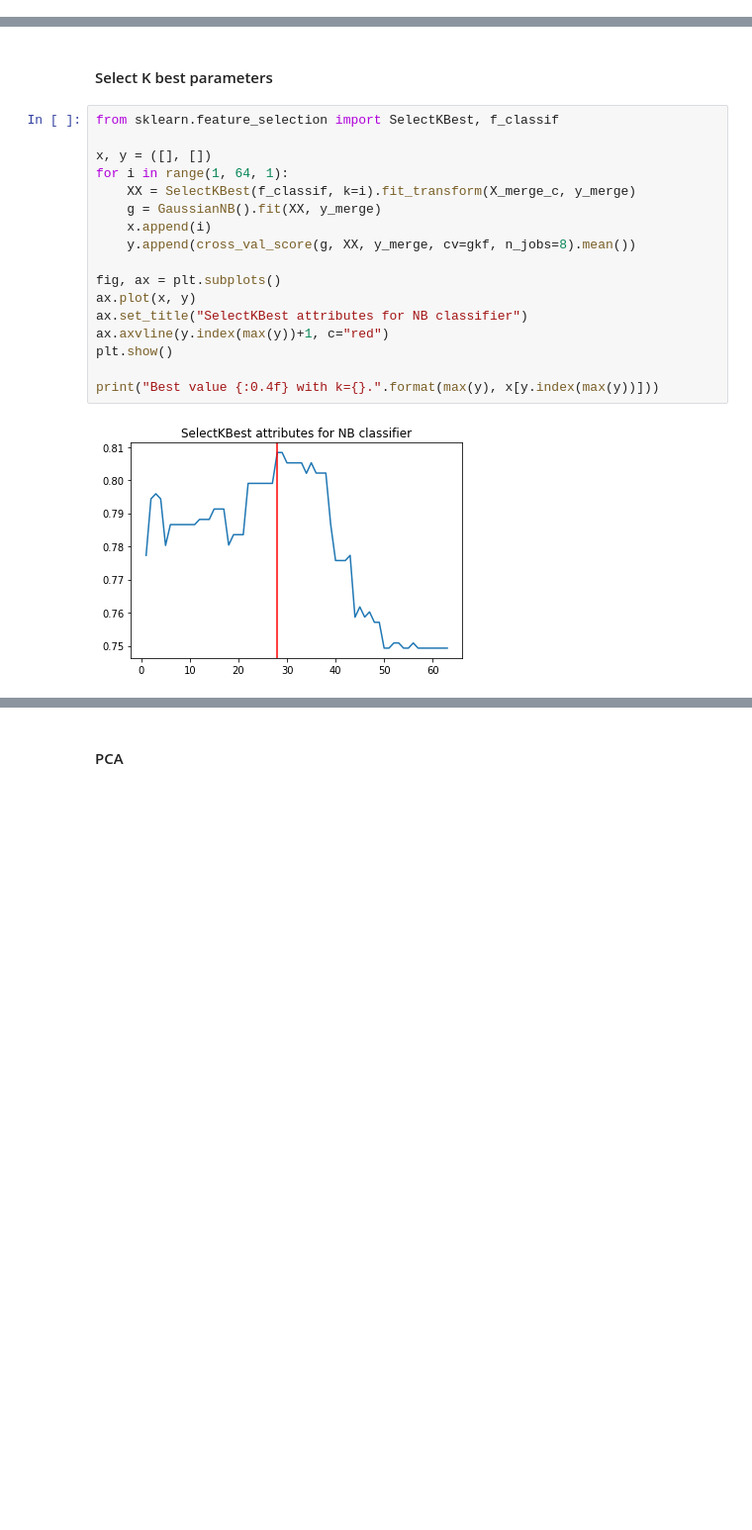
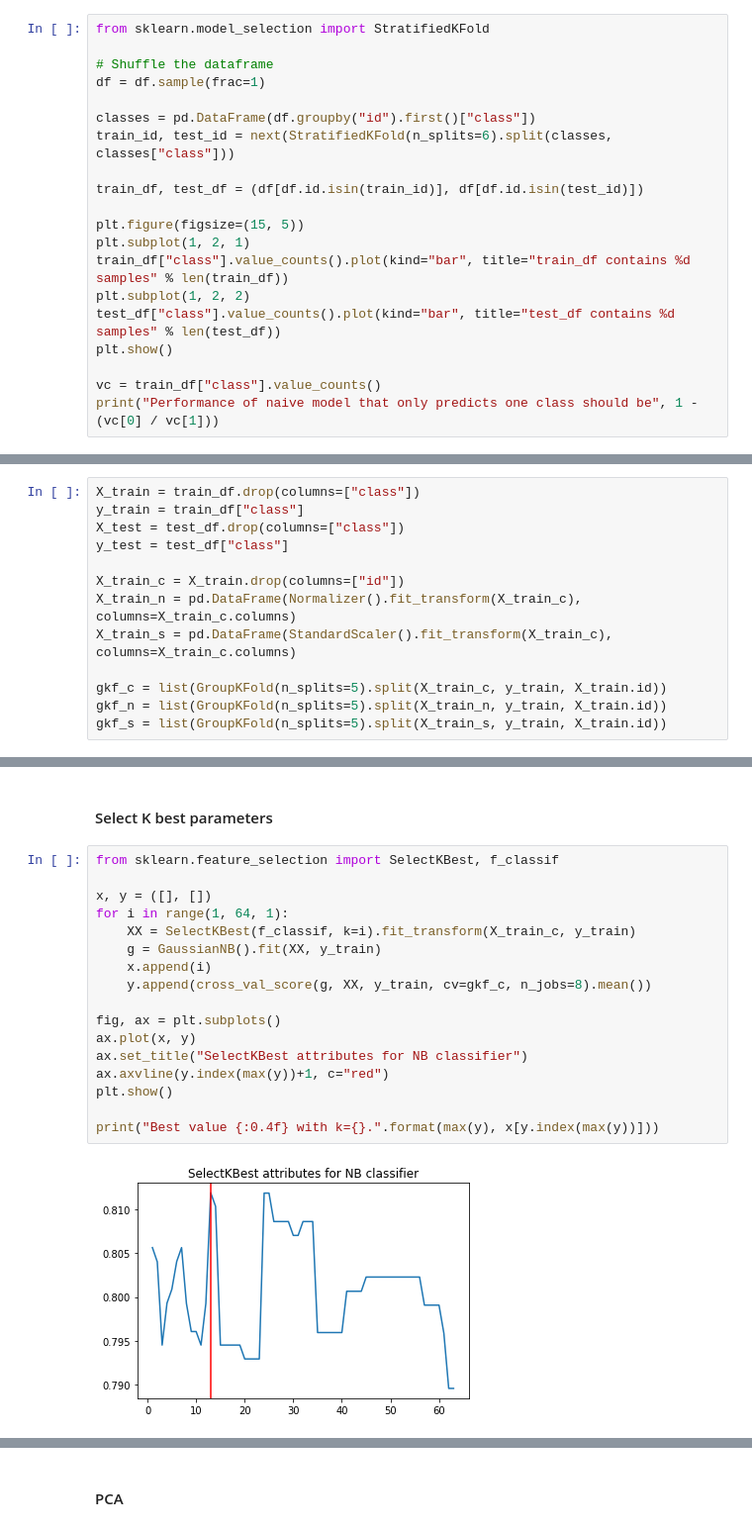
Before and after one commit to mskl/ist-mi-cdadosi7, a Jupyter notebook: project/matyas_project_parkinson.ipynb, the cells around one changed output, grey strips where cells are left out. Shown at 99% size. Saved outputs shown, nothing was run; the diff lists cells and outputs as text; blank space fills up the shorter version.

```diff
--- a/project/matyas_project_parkinson.ipynb
+++ b/project/matyas_project_parkinson.ipynb
@@ -204,0 +208,20 @@ X_train, X_test, y_train, y_test = train_test_split(X_merge, y_merge, test_size=
+# %%
+from sklearn.model_selection import StratifiedKFold
+
+# Shuffle the dataframe
+df = df.sample(frac=1)
+
+classes = pd.DataFrame(df.groupby("id").first()["class"])
+train_id, test_id = next(StratifiedKFold(n_splits=6).split(classes, classes["class"]))
+
+train_df, test_df = (df[df.id.isin(train_id)], df[df.id.isin(test_id)])
+
+plt.figure(figsize=(15, 5))
+plt.subplot(1, 2, 1)
+train_df["class"].value_counts().plot(kind="bar", title="train_df contains %d samples" % len(train_df))
+plt.subplot(1, 2, 2)
+test_df["class"].value_counts().plot(kind="bar", title="test_df contains %d samples" % len(test_df))
+plt.show()
+
+vc = train_df["class"].value_counts()
+print("Performance of naive model that only predicts one class should be", 1 - (vc[0] / vc[1]))
@@ -224,3 +236,16 @@ gkf_standard = list(GroupKFold(n_splits=5).split(X_standard, y_merge, X_merge.id
+# %%
+X_train = train_df.drop(columns=["class"])
+y_train = train_df["class"]
+X_test = test_df.drop(columns=["class"])
+y_test = test_df["class"]
+
+X_train_c = X_train.drop(columns=["id"])
+X_train_n = pd.DataFrame(Normalizer().fit_transform(X_train_c), columns=X_train_c.columns)
+X_train_s = pd.DataFrame(StandardScaler().fit_transform(X_train_c), columns=X_train_c.columns)
+
+gkf_c = list(GroupKFold(n_splits=5).split(X_train_c, y_train, X_train.id))
+gkf_n = list(GroupKFold(n_splits=5).split(X_train_n, y_train, X_train.id))
+gkf_s = list(GroupKFold(n_splits=5).split(X_train_s, y_train, X_train.id))
 # %% [markdown]
 ## Unsupervised (15%)
 - Association Rules (7.5%)
@@ -365,19 +391,19 @@ GaussianNB score: 0.7245
 # %%
 from sklearn.feature_selection import SelectKBest, f_classif
 
 x, y = ([], [])
 for i in range(1, 64, 1):
-    XX = SelectKBest(f_classif, k=i).fit_transform(X_merge_c, y_merge)
-    g = GaussianNB().fit(XX, y_merge)
+    XX = SelectKBest(f_classif, k=i).fit_transform(X_train_c, y_train)
+    g = GaussianNB().fit(XX, y_train)
     x.append(i)
-    y.append(cross_val_score(g, XX, y_merge, cv=gkf, n_jobs=8).mean())
+    y.append(cross_val_score(g, XX, y_train, cv=gkf_c, n_jobs=8).mean())
 
 fig, ax = plt.subplots()
 ax.plot(x, y)
 ax.set_title("SelectKBest attributes for NB classifier")
 ax.axvline(y.index(max(y))+1, c="red")
 plt.show()
 
 print("Best value {:0.4f} with k={}.".format(max(y), x[y.index(max(y))]))
 # %% [output]
-[figure, old version]
+[figure, new version]
```
Also changed, not shown: parts of 38 cells of this notebook, 1 other file.
